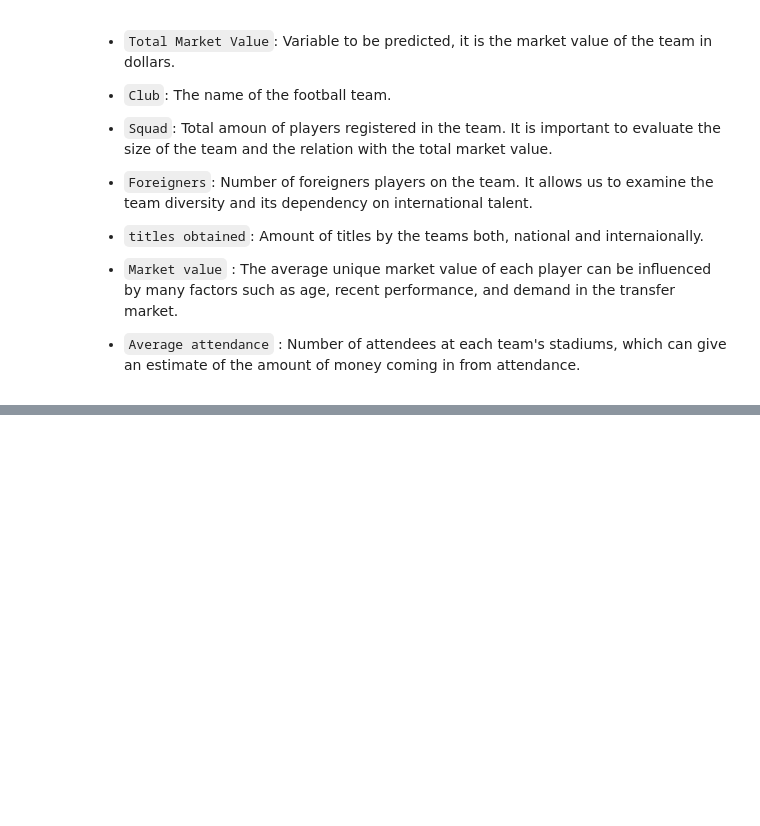
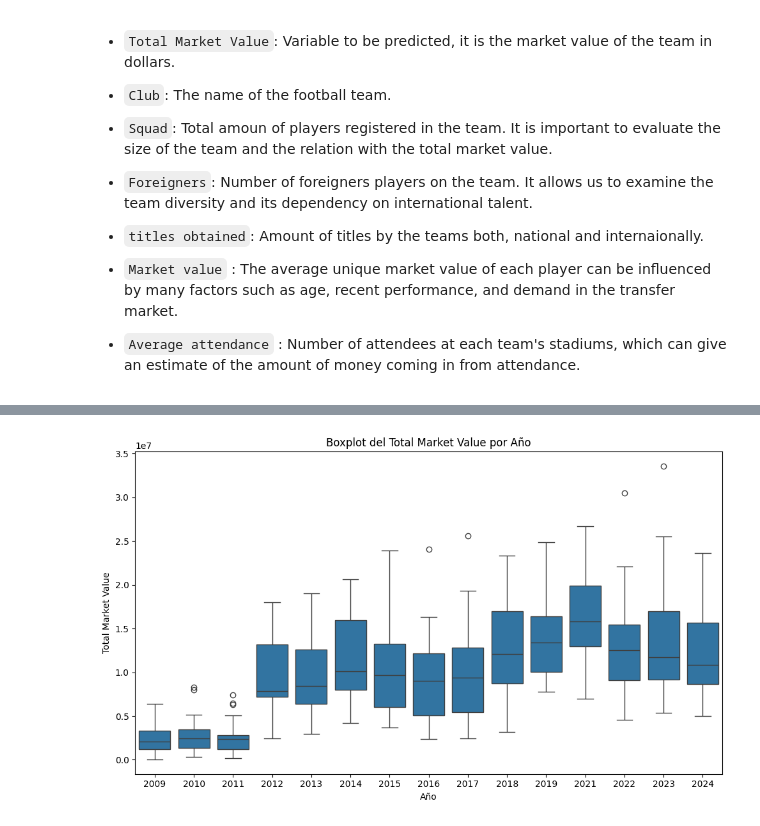
Before and after one commit to Eblasan71/TotalMarketValue, a Jupyter notebook: TotalMarketValue.ipynb, the cells around one changed output, grey strips where cells are left out. Cells and saved outputs as stored; diff of their text form; code cells hidden in the pictures; blank space fills up the shorter version.

```diff
--- a/TotalMarketValue.ipynb
+++ b/TotalMarketValue.ipynb
@@ -201,0 +99,12 @@ Asimetría de Fisher (Skewness) Global: 0.6118545223260476
+# %%
+
+# Boxplot del total market value por año
+
+plt.figure(figsize=(10,6))
+sns.boxplot(x='year', y='total market value', data=df_combined)
+plt.title('Boxplot del Total Market Value por Año')
+plt.xlabel('Año')
+plt.ylabel('Total Market Value')
+plt.tight_layout()
+# %% [output]
+[figure, added]
```
Also changed, not shown: parts of 11 cells of this notebook.
